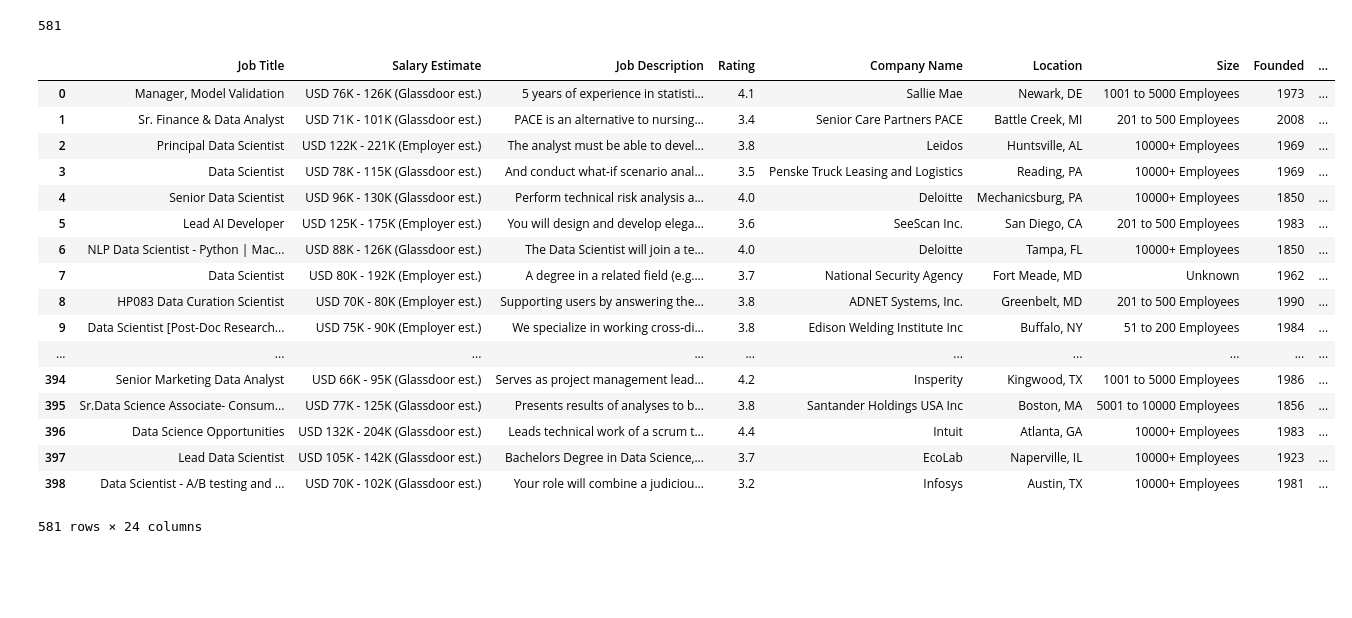
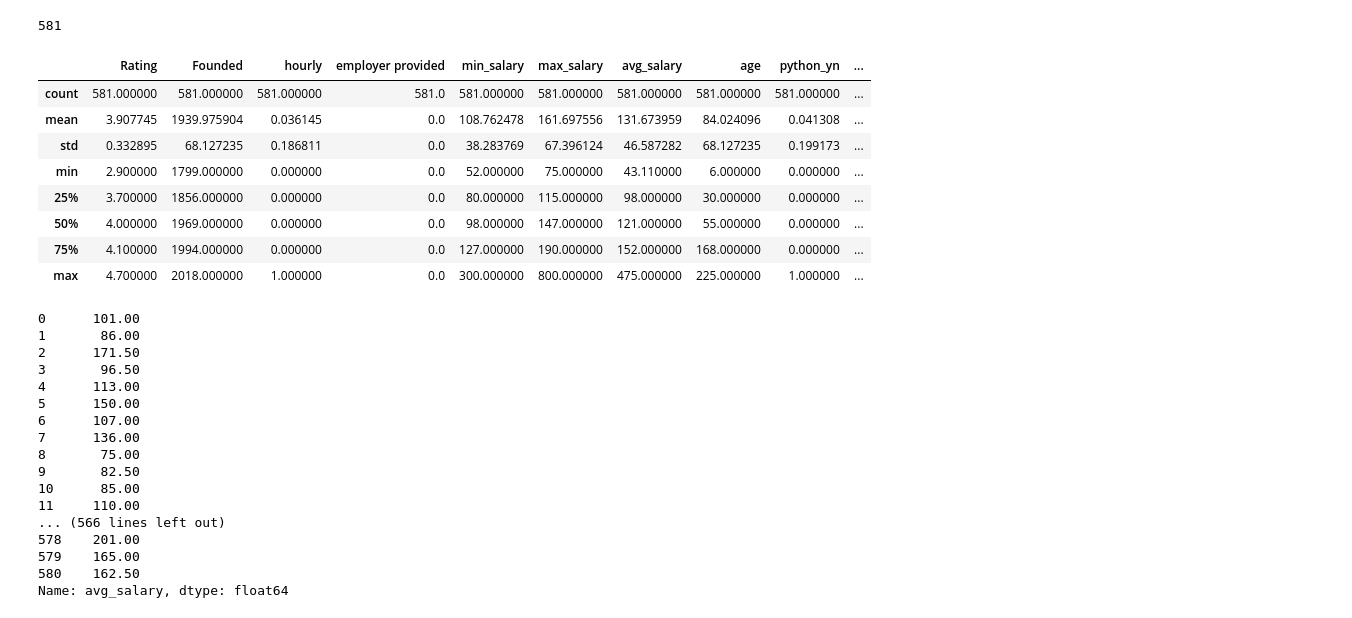
Before and after one commit to thedv/ds_salary_proj, a Jupyter notebook: data_eda.ipynb, the cells around one changed output. Saved outputs shown, nothing was run; the diff lists cells and outputs as text; code cells hidden in the pictures; blank space fills up the shorter version.

```diff
--- a/data_eda.ipynb
+++ b/data_eda.ipynb
@@ -57,24 +58,18 @@ df['seniority'].count()
 df.seniority.count()
 # %% [output]
 581
+# %%
+df['min_salary'] = df.apply(lambda x : x.min_salary*2 if x.hourly == 1 else x.min_salary, axis = 1)
+df['max_salary'] = df.apply(lambda x : x.max_salary*2 if x.hourly == 1 else x.max_salary, axis = 1)
 # %%
-df
+df.describe()
 # %% [output]
-|  | Job Title | Salary Estimate | Job Description | Rating | Company Name | Location | Size | Founded | ... |
-| 0 | Manager, Model Validation | USD 76K - 126K (Glassdoor est.) | 5 years of experience in statisti... | 4.1 | Sallie Mae | Newark, DE | 1001 to 5000 Employees | 1973 | ... |
-| 1 | Sr. Finance & Data Analyst | USD 71K - 101K (Glassdoor est.) | PACE is an alternative to nursing... | 3.4 | Senior Care Partners PACE | Battle Creek, MI | 201 to 500 Employees | 2008 | ... |
-| 2 | Principal Data Scientist | USD 122K - 221K (Employer est.) | The analyst must be able to devel... | 3.8 | Leidos | Huntsville, AL | 10000+ Employees | 1969 | ... |
-| 3 | Data Scientist | USD 78K - 115K (Glassdoor est.) | And conduct what-if scenario anal... | 3.5 | Penske Truck Leasing and Logistics | Reading, PA | 10000+ Employees | 1969 | ... |
-| 4 | Senior Data Scientist | USD 96K - 130K (Glassdoor est.) | Perform technical risk analysis a... | 4.0 | Deloitte | Mechanicsburg, PA | 10000+ Employees | 1850 | ... |
-| 5 | Lead AI Developer | USD 125K - 175K (Employer est.) | You will design and develop elega... | 3.6 | SeeScan Inc. | San Diego, CA | 201 to 500 Employees | 1983 | ... |
-| 6 | NLP Data Scientist - Python | Mac... | USD 88K - 126K (Glassdoor est.) | The Data Scientist will join a te... | 4.0 | Deloitte | Tampa, FL | 10000+ Employees | 1850 | ... |
-| 7 | Data Scientist | USD 80K - 192K (Employer est.) | A degree in a related field (e.g.... | 3.7 | National Security Agency | Fort Meade, MD | Unknown | 1962 | ... |
-| 8 | HP083 Data Curation Scientist | USD 70K - 80K (Employer est.) | Supporting users by answering the... | 3.8 | ADNET Systems, Inc. | Greenbelt, MD | 201 to 500 Employees | 1990 | ... |
-| 9 | Data Scientist [Post-Doc Research... | USD 75K - 90K (Employer est.) | We specialize in working cross-di... | 3.8 | Edison Welding Institute Inc | Buffalo, NY | 51 to 200 Employees | 1984 | ... |
-| ... | ... | ... | ... | ... | ... | ... | ... | ... | ... |
-| 394 | Senior Marketing Data Analyst | USD 66K - 95K (Glassdoor est.) | Serves as project management lead... | 4.2 | Insperity | Kingwood, TX | 1001 to 5000 Employees | 1986 | ... |
-| 395 | Sr.Data Science Associate- Consum... | USD 77K - 125K (Glassdoor est.) | Presents results of analyses to b... | 3.8 | Santander Holdings USA Inc | Boston, MA | 5001 to 10000 Employees | 1856 | ... |
-| 396 | Data Science Opportunities | USD 132K - 204K (Glassdoor est.) | Leads technical work of a scrum t... | 4.4 | Intuit | Atlanta, GA | 10000+ Employees | 1983 | ... |
-| 397 | Lead Data Scientist | USD 105K - 142K (Glassdoor est.) | Bachelors Degree in Data Science,... | 3.7 | EcoLab | Naperville, IL | 10000+ Employees | 1923 | ... |
-| 398 | Data Scientist - A/B testing and ... | USD 70K - 102K (Glassdoor est.) | Your role will combine a judiciou... | 3.2 | Infosys | Austin, TX | 10000+ Employees | 1981 | ... |
+|  | Rating | Founded | hourly | employer provided | min_salary | max_salary | avg_salary | age | python_yn | ... |
+| count | 581.000000 | 581.000000 | 581.000000 | 581.0 | 581.000000 | 581.000000 | 581.000000 | 581.000000 | 581.000000 | ... |
+| mean | 3.907745 | 1939.975904 | 0.036145 | 0.0 | 108.762478 | 161.697556 | 131.673959 | 84.024096 | 0.041308 | ... |
+| std | 0.332895 | 68.127235 | 0.186811 | 0.0 | 38.283769 | 67.396124 | 46.587282 | 68.127235 | 0.199173 | ... |
+| min | 2.900000 | 1799.000000 | 0.000000 | 0.0 | 52.000000 | 75.000000 | 43.110000 | 6.000000 | 0.000000 | ... |
+| 25% | 3.700000 | 1856.000000 | 0.000000 | 0.0 | 80.000000 | 115.000000 | 98.000000 | 30.000000 | 0.000000 | ... |
+| 50% | 4.000000 | 1969.000000 | 0.000000 | 0.0 | 98.000000 | 147.000000 | 121.000000 | 55.000000 | 0.000000 | ... |
+| 75% | 4.100000 | 1994.000000 | 0.000000 | 0.0 | 127.000000 | 190.000000 | 152.000000 | 168.000000 | 0.000000 | ... |
+| max | 4.700000 | 2018.000000 | 1.000000 | 0.0 | 300.000000 | 800.000000 | 475.000000 | 225.000000 | 1.000000 | ... |
-581 rows × 24 columns
@@ -82,0 +78,20 @@ df.job_state.value_count()
+# %%
+df.avg_salary
+# %% [output]
+0      101.00
+1       86.00
+2      171.50
+3       96.50
+4      113.00
+5      150.00
+6      107.00
+7      136.00
+8       75.00
+9       82.50
+10      85.00
+11     110.00
+... (566 lines left out)
+578    201.00
+579    165.00
+580    162.50
+Name: avg_salary, dtype: float64
```
Also changed, not shown: parts of 16 cells of this notebook, 1 other file.
